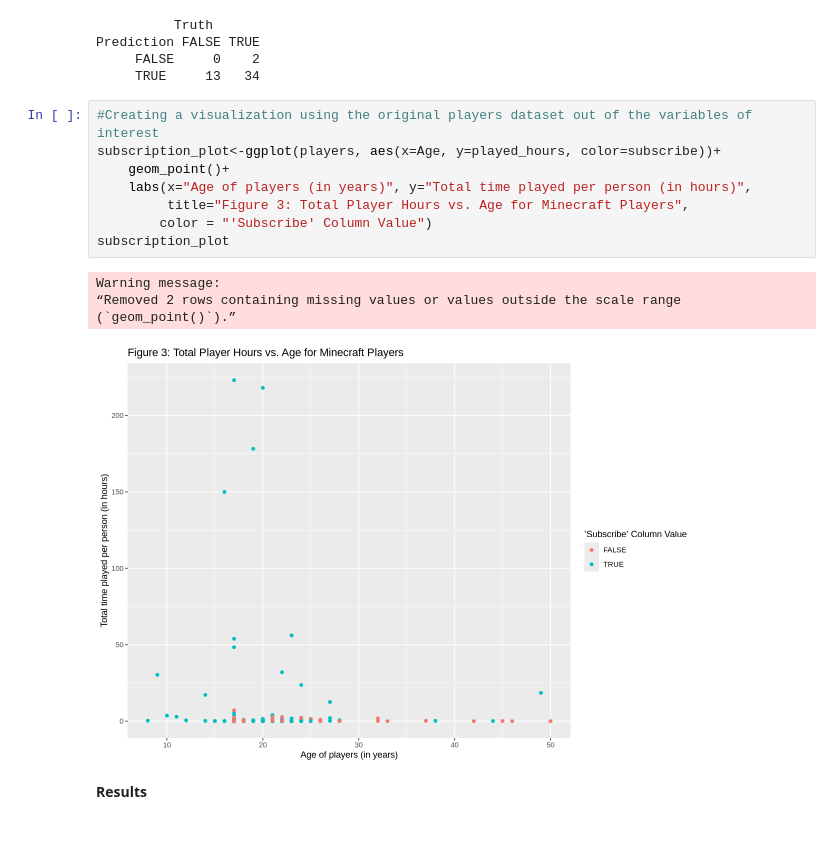
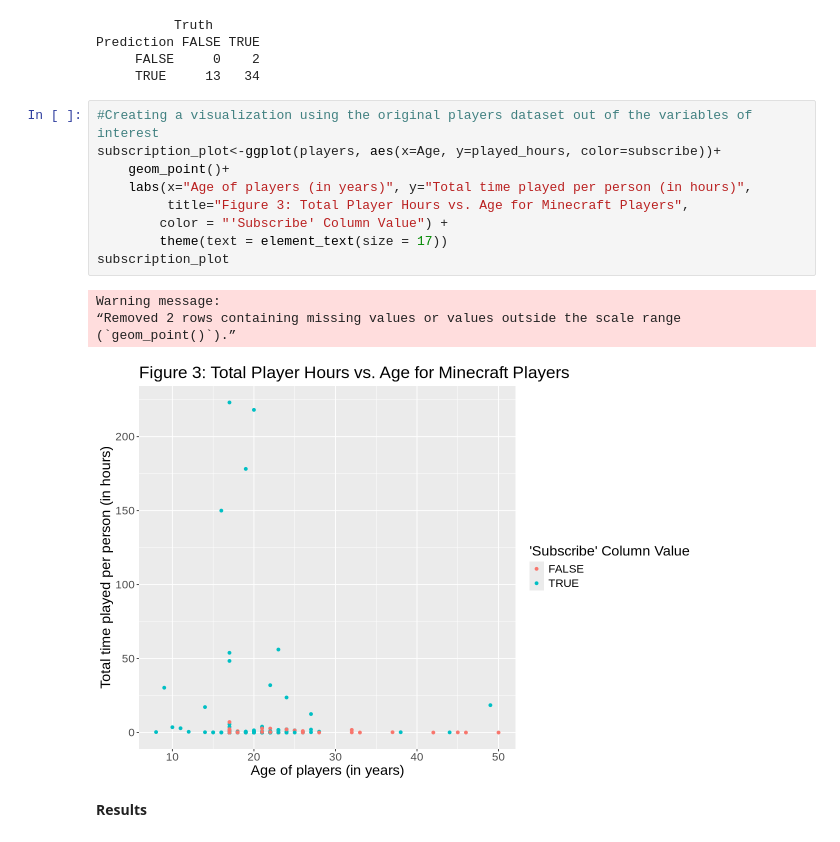
Before and after one commit to alicewj110/minecraft_pj, a Jupyter notebook: 2Final_Report.ipynb, the cells around one changed output. Drawn from its saved outputs; the diff is of its cells as text.

```diff
--- a/2Final_Report.ipynb
+++ b/2Final_Report.ipynb
@@ -347,16 +351,17 @@ Prediction FALSE TRUE
 # %%
 #Creating a visualization using the original players dataset out of the variables of interest
 subscription_plot<-ggplot(players, aes(x=Age, y=played_hours, color=subscribe))+
     geom_point()+
     labs(x="Age of players (in years)", y="Total time played per person (in hours)",
          title="Figure 3: Total Player Hours vs. Age for Minecraft Players",
-        color = "'Subscribe' Column Value")
+        color = "'Subscribe' Column Value") +
+        theme(text = element_text(size = 17))
 subscription_plot
 # %% [output]
 Warning message:
 “Removed 2 rows containing missing values or values outside the scale range
 (`geom_point()`).”
-[figure, old version]
+[figure, new version]
 # %% [markdown]
 **Results**
 # %% [markdown]
```
Also changed, not shown: parts of 3 cells of this notebook.
